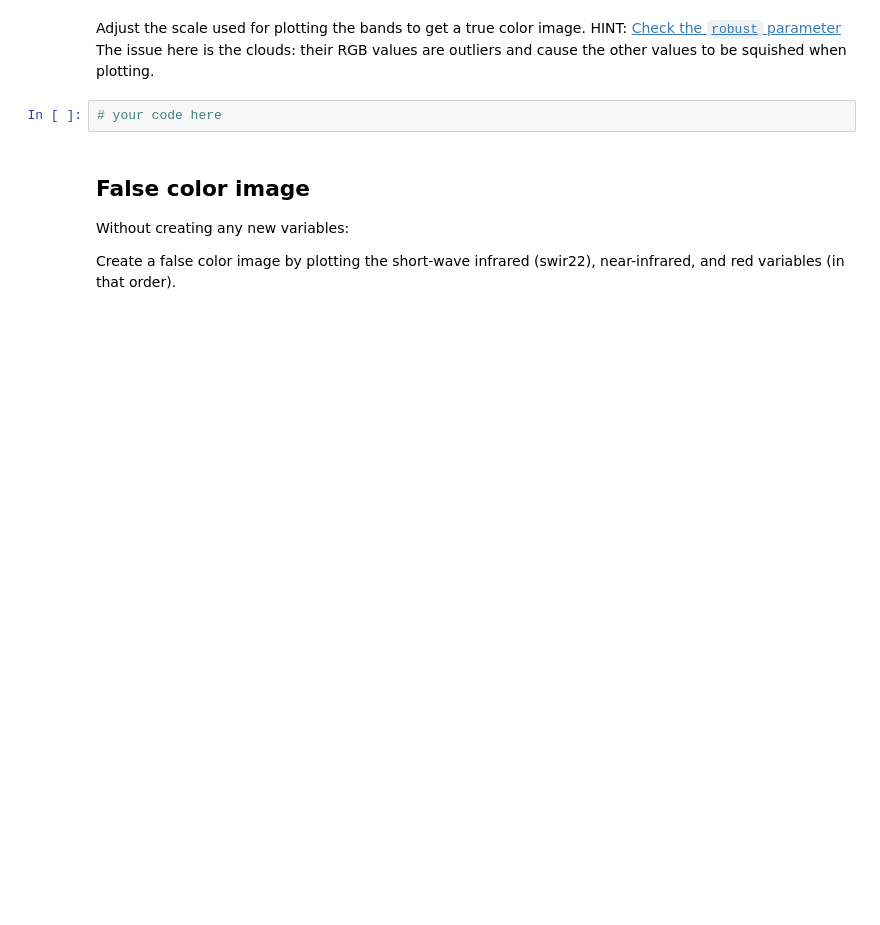
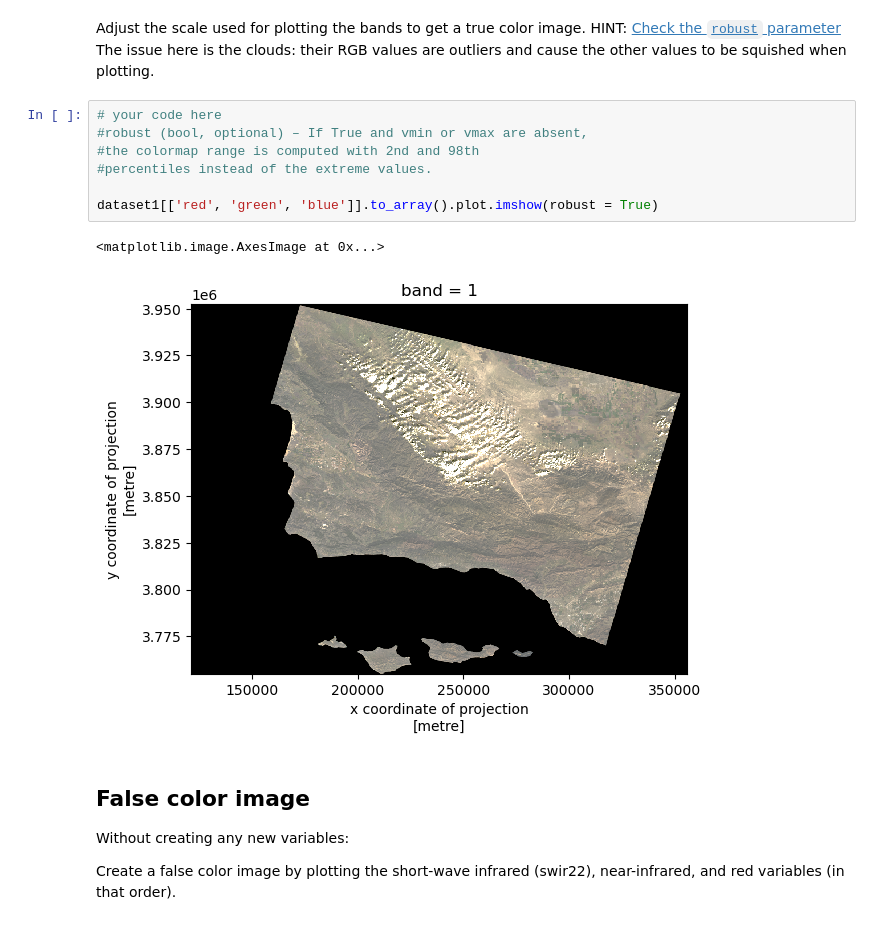
Before and after one commit to floraham/eds220-hwk-4, a Jupyter notebook: hwk4-task2-false-color.ipynb, the cells around one changed output. Saved outputs shown, nothing was run; the diff lists cells and outputs as text; blank space fills up the shorter version.

```diff
--- a/hwk4-task2-false-color.ipynb
+++ b/hwk4-task2-false-color.ipynb
@@ -135,8 +135,16 @@ Select the red, green and blue variables (in that order) of the `xarray.Dataset`
 Adjust the scale used for plotting the bands to get a true color image.
 HINT: [Check the `robust` parameter](https://matplotlib.org/stable/api/_as_gen/matplotlib.pyplot.imshow.html)
 The issue here is the clouds: their RGB values are outliers and cause the other values to be squished when plotting.
-# %%
-# your code here
+# %%
+# your code here
+#robust (bool, optional) – If True and vmin or vmax are absent,
+#the colormap range is computed with 2nd and 98th
+#percentiles instead of the extreme values.
+
+dataset1[['red', 'green', 'blue']].to_array().plot.imshow(robust = True)
+# %% [output]
+<matplotlib.image.AxesImage at 0x...>
+[figure, added]
 # %% [markdown]
 ## False color image
 Without creating any new variables:
```
Also changed, not shown: parts of 8 cells of this notebook, 1 other file.
